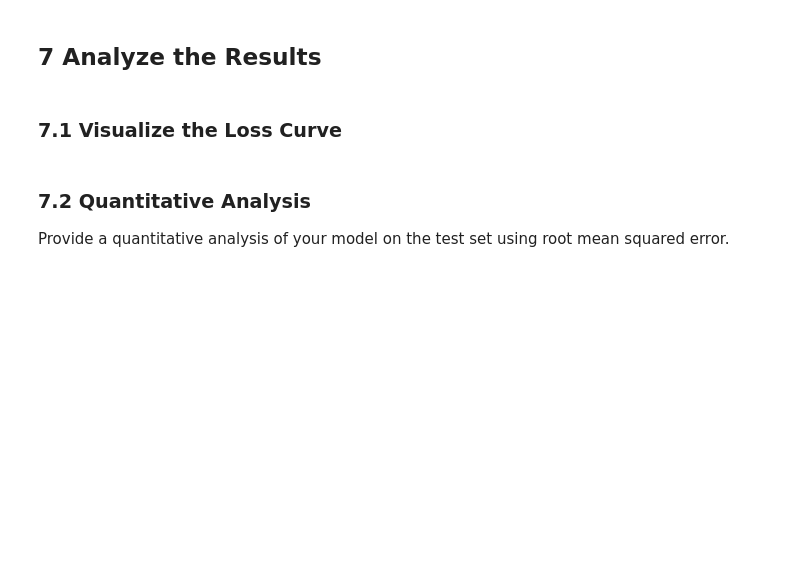
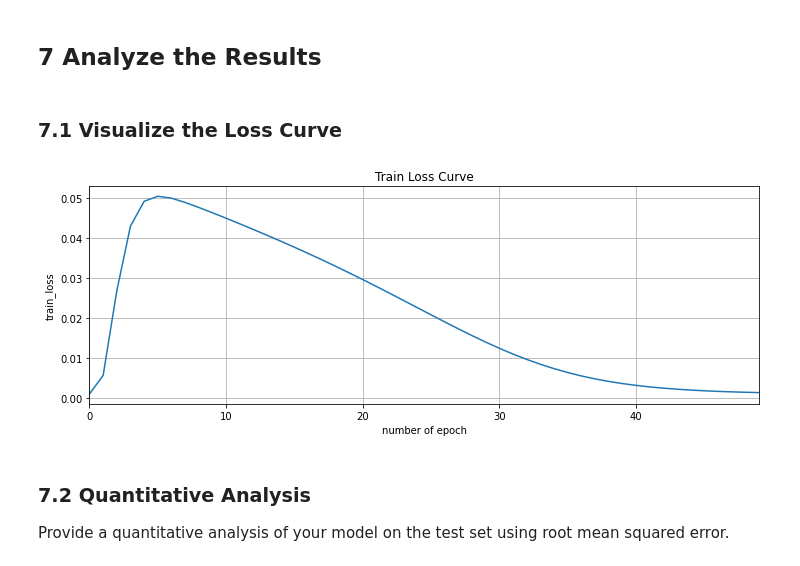
Before and after one commit to berkantbayraktar/Temperature-Prediction-w-LSTM, a Jupyter notebook: CENG501_Spring2021_PA3_Task_temperature_prediction_with_LSTM.ipynb, the cells around one changed output. Saved outputs shown, nothing was run; the diff lists cells and outputs as text; code cells hidden in the pictures; blank space fills up the shorter version.

```diff
--- a/CENG501_Spring2021_PA3_Task_temperature_prediction_with_LSTM.ipynb
+++ b/CENG501_Spring2021_PA3_Task_temperature_prediction_with_LSTM.ipynb
@@ -27,0 +85,3 @@ We will use the hourly temperature data for Basel (why Basel? because it was fre
+# %%
+# Convert train_norm from an array to a tensor
+train_norm = torch.FloatTensor(train_norm).view(-1)
@@ -27,0 +96,3 @@ We will use the hourly temperature data for Basel (why Basel? because it was fre
+# %%
+train_data = generate_data(train_norm)
+print("len train_data : ", len(train_data))
@@ -103,0 +180,30 @@ pass
+# %%
+torch.manual_seed(501)
+model = MyWeatherPredictor(1,100)
+criterion = nn.MSELoss()
+optimizer = torch.optim.SGD(model.parameters(), lr=0.01)
+
+epochs = 50
+loss_values = []
+start_time = time.time()
+for i in range(epochs):
+
+    # tuple-unpack the train_data set
+    for seq, y_train in train_data:
+
+        # reset the parameters and hidden states
+        optimizer.zero_grad()
+        model.hidden = (torch.zeros(1,1,model.hidden_size),
+                        torch.zeros(1,1,model.hidden_size))
+
+        y_pred = model(seq)
+
+        loss = criterion(y_pred, y_train)
+
+        loss.backward()
+        optimizer.step()
+    loss_values.append(loss.item())
+    # print training result
+    print(f'Epoch: {i+1:2} Loss: {loss.item():10.8f}')
+
+print(f'\nDuration: {time.time() - start_time:.0f} seconds')
@@ -112,3 +249,14 @@ pass
+# %%
+plt.figure(figsize=(12,4))
+plt.title('Train Loss Curve')
+plt.ylabel('train_loss')
+plt.xlabel('number of epoch')
+plt.grid(True)
+plt.autoscale(axis='x',tight=True)
+plt.plot(loss_values)
+plt.show()
+# %% [output]
+[figure, added]
 # %% [markdown]
 ### 7.2 Quantitative Analysis
 
```
Also changed, not shown: parts of 18 cells of this notebook.
